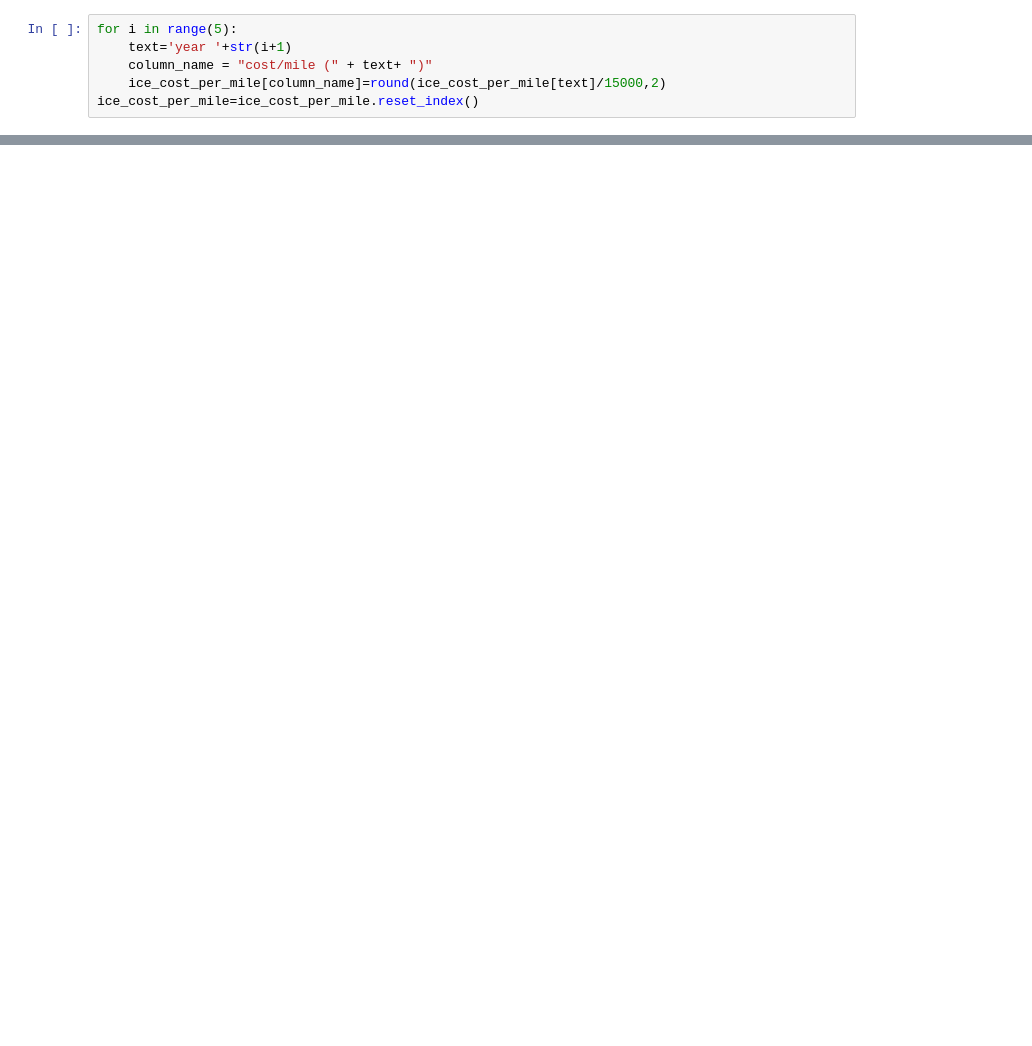
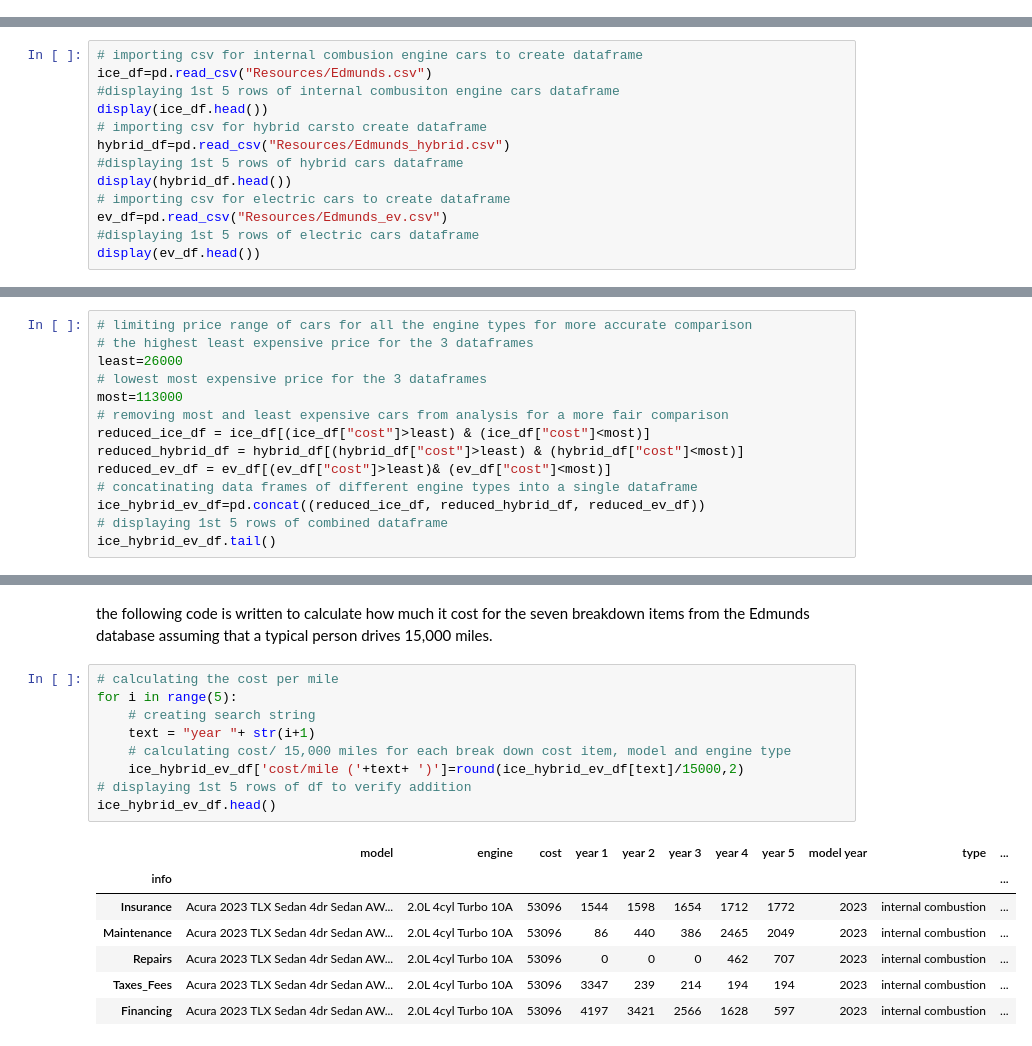
Before and after one commit to ekfrib23/project1-ev-ice, a Jupyter notebook: analysis_5year_ownership_all.ipynb, the cells around one changed output, grey strips where cells are left out. Drawn from its saved outputs; the diff is of its cells as text; blank space fills up the shorter version.

```diff
--- a/analysis_5year_ownership_all.ipynb
+++ b/analysis_5year_ownership_all.ipynb
@@ -193,6 +0,0 @@ ice_cost_per_mile=ice_yearly_cost_df[["model",'engine',"year 1","year 2","year 3
-# %%
-for i in range(5):
-    text='year '+str(i+1)
-    column_name = "cost/mile (" + text+ ")"
-    ice_cost_per_mile[column_name]=round(ice_cost_per_mile[text]/15000,2)
-ice_cost_per_mile=ice_cost_per_mile.reset_index()
@@ -209,0 +10,13 @@ ice_ratio_plot(kind='bar',legend=False,align="center")
+# %%
+# importing csv for internal combusion engine cars to create dataframe
+ice_df=pd.read_csv("Resources/Edmunds.csv")
+#displaying 1st 5 rows of internal combusiton engine cars dataframe
+display(ice_df.head())
+# importing csv for hybrid carsto create dataframe
+hybrid_df=pd.read_csv("Resources/Edmunds_hybrid.csv")
+#displaying 1st 5 rows of hybrid cars dataframe
+display(hybrid_df.head())
+# importing csv for electric cars to create dataframe
+ev_df=pd.read_csv("Resources/Edmunds_ev.csv")
+#displaying 1st 5 rows of electric cars dataframe
+display(ev_df.head())
@@ -209,0 +56,14 @@ ice_ratio_plot(kind='bar',legend=False,align="center")
+# %%
+# limiting price range of cars for all the engine types for more accurate comparison
+# the highest least expensive price for the 3 dataframes
+least=26000
+# lowest most expensive price for the 3 dataframes
+most=113000
+# removing most and least expensive cars from analysis for a more fair comparison
+reduced_ice_df = ice_df[(ice_df["cost"]>least) & (ice_df["cost"]<most)]
+reduced_hybrid_df = hybrid_df[(hybrid_df["cost"]>least) & (hybrid_df["cost"]<most)]
+reduced_ev_df = ev_df[(ev_df["cost"]>least)& (ev_df["cost"]<most)]
+# concatinating data frames of different engine types into a single dataframe
+ice_hybrid_ev_df=pd.concat((reduced_ice_df, reduced_hybrid_df, reduced_ev_df))
+# displaying 1st 5 rows of combined dataframe
+ice_hybrid_ev_df.tail()
@@ -209,0 +77,19 @@ ice_ratio_plot(kind='bar',legend=False,align="center")
+# %% [markdown]
+the following code is written to calculate how much it cost for the seven breakdown items from the Edmunds database assuming that a typical person drives 15,000 miles.
+# %%
+# calculating the cost per mile
+for i in range(5):
+    # creating search string
+    text = "year "+ str(i+1)
+    # calculating cost/ 15,000 miles for each break down cost item, model and engine type
+    ice_hybrid_ev_df['cost/mile ('+text+ ')']=round(ice_hybrid_ev_df[text]/15000,2)
+# displaying 1st 5 rows of df to verify addition
+ice_hybrid_ev_df.head()
+# %% [output]
+|  | model | engine | cost | year 1 | year 2 | year 3 | year 4 | year 5 | model year | type | ... |
+| info |  |  |  |  |  |  |  |  |  |  | ... |
+| Insurance | Acura 2023 TLX Sedan 4dr Sedan AW... | 2.0L 4cyl Turbo 10A | 53096 | 1544 | 1598 | 1654 | 1712 | 1772 | 2023 | internal combustion | ... |
+| Maintenance | Acura 2023 TLX Sedan 4dr Sedan AW... | 2.0L 4cyl Turbo 10A | 53096 | 86 | 440 | 386 | 2465 | 2049 | 2023 | internal combustion | ... |
+| Repairs | Acura 2023 TLX Sedan 4dr Sedan AW... | 2.0L 4cyl Turbo 10A | 53096 | 0 | 0 | 0 | 462 | 707 | 2023 | internal combustion | ... |
+| Taxes_Fees | Acura 2023 TLX Sedan 4dr Sedan AW... | 2.0L 4cyl Turbo 10A | 53096 | 3347 | 239 | 214 | 194 | 194 | 2023 | internal combustion | ... |
+| Financing | Acura 2023 TLX Sedan 4dr Sedan AW... | 2.0L 4cyl Turbo 10A | 53096 | 4197 | 3421 | 2566 | 1628 | 597 | 2023 | internal combustion | ... |
```
Also changed, not shown: parts of 52 cells of this notebook.
